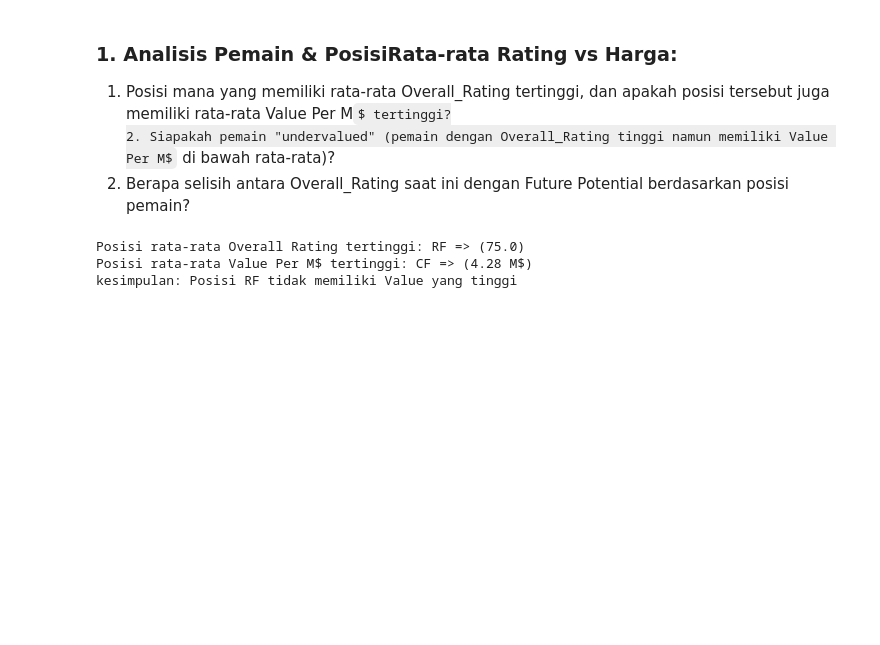
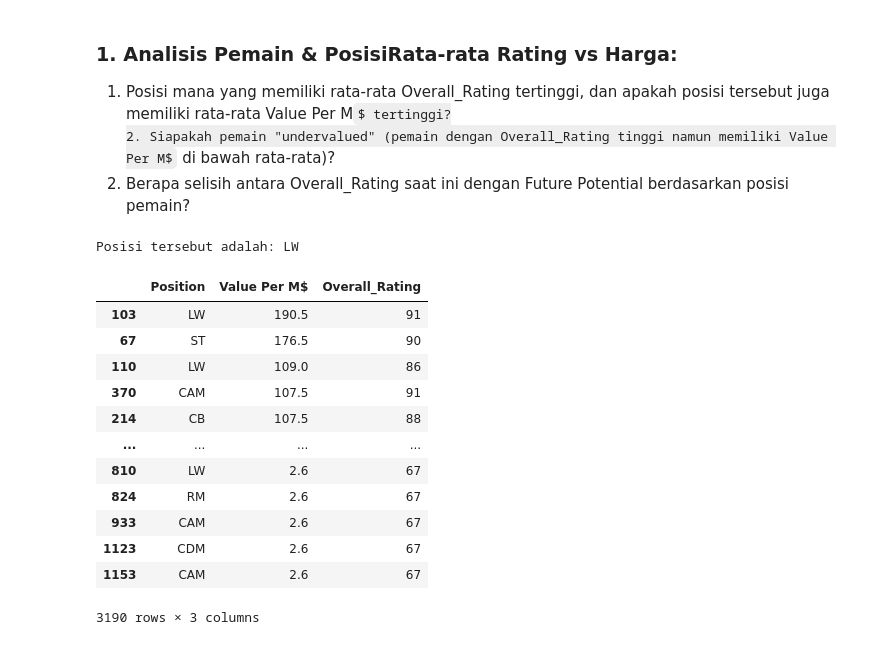
Before and after one commit to HafidzAfrieno/Project-Data-Analyst-Part-1, a Jupyter notebook: fifa_player_analyst.ipynb, the cells around one changed output. Cells and saved outputs as stored; diff of their text form; code cells hidden in the pictures; some formulas as TeX source; blank space fills up the shorter version.

```diff
--- a/fifa_player_analyst.ipynb
+++ b/fifa_player_analyst.ipynb
@@ -107,20 +107,28 @@ df.head(5)
 3. Berapa selisih antara Overall_Rating saat ini dengan Future Potential berdasarkan posisi pemain?
 # %%
 # soal nomor 1
-meanRating = df.groupby('Position')[['Overall_Rating']].mean()
-meanValue= df.groupby('Position')[['Value Per M$']].mean()
+meanRating = df['Overall_Rating'].mean().round(2)
+meanValue = df['Value Per M$'].mean().round(2)
 
-topRatingPos = meanRating.idxmax()
-topRatingVal = meanRating.max()
+Value = df.loc[((df['Overall_Rating'] > meanRating) & (df['Value Per M$']>meanValue)),['Position','Value Per M$','Overall_Rating']]
+positionValue = Value.sort_values(by=['Value Per M$','Overall_Rating'], ascending=False)
 
-topValuePos = meanValue.idxmax()
-topValueVal = meanValue.max()
+hasil = positionValue['Position'].iloc[0] if not positionValue.empty else "Pemain tidak ditemukan"
+print(f"Posisi tersebut adalah: {hasil}")
 
-
-print(f"Posisi rata-rata Overall Rating tertinggi: {topRatingPos.values[0]} => ({topRatingVal.values[0]})")
-print(f"Posisi rata-rata Value Per M$ tertinggi: {topValuePos.values[0]} => ({topValueVal.values[0].round(2)} M$)")
-print("kesimpulan: Posisi RF tidak memiliki Value yang tinggi")
+positionValue
 # %% [output]
-Posisi rata-rata Overall Rating tertinggi: RF => (75.0)
-Posisi rata-rata Value Per M$ tertinggi: CF => (4.28 M$)
-kesimpulan: Posisi RF tidak memiliki Value yang tinggi
+Posisi tersebut adalah: LW
+|  | Position | Value Per M$ | Overall_Rating |
+| 103 | LW | 190.5 | 91 |
+| 67 | ST | 176.5 | 90 |
+| 110 | LW | 109.0 | 86 |
+| 370 | CAM | 107.5 | 91 |
+| 214 | CB | 107.5 | 88 |
+| ... | ... | ... | ... |
+| 810 | LW | 2.6 | 67 |
+| 824 | RM | 2.6 | 67 |
+| 933 | CAM | 2.6 | 67 |
+| 1123 | CDM | 2.6 | 67 |
+| 1153 | CAM | 2.6 | 67 |
+3190 rows × 3 columns
```
Also changed, not shown: parts of 6 cells of this notebook.
